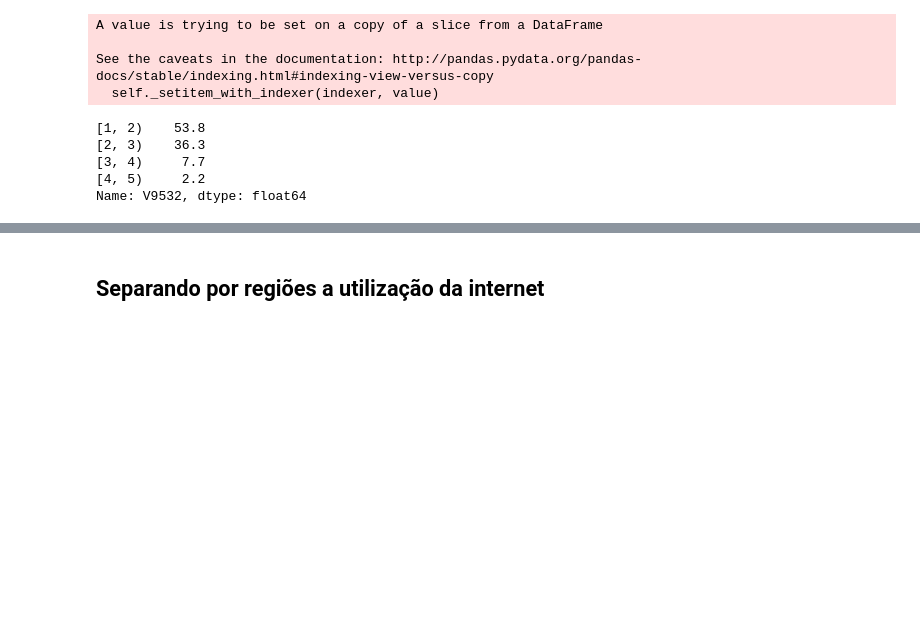
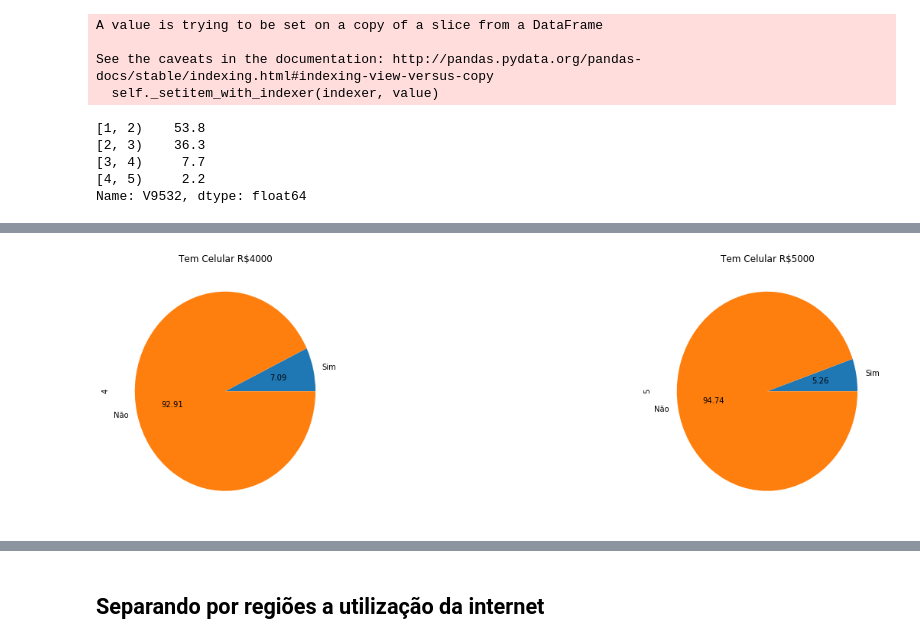
Before and after one commit to joaopmjm/CDDP, a Jupyter notebook: P1 - PNAD.ipynb, the cells around one changed output, grey strips where cells are left out. Cells and saved outputs as stored; diff of their text form; code cells hidden in the pictures; blank space fills up the shorter version.

```diff
--- a/P1 - PNAD.ipynb
+++ b/P1 - PNAD.ipynb
@@ -246 +271,11 @@ renda_um_soma =renda_um_tab_porcentagem.Sim + renda_um_tab_porcentagem.Não
+# %%
+plt.subplot(131)
+plot = renda_quatro_tab[4].plot(kind='pie',title = 'Tem Celular R$4000',autopct='%.2f',figsize=(18,6))
+
+plt.subplot(133)
+plot = renda_cinco_tab[5].plot(kind='pie',title = 'Tem Celular R$5000',autopct='%.2f',figsize=(18,6))
+
+plt.show()
+# %% [output]
+[figure, added]
 # %%
```
Also changed, not shown: parts of 31 cells of this notebook.
